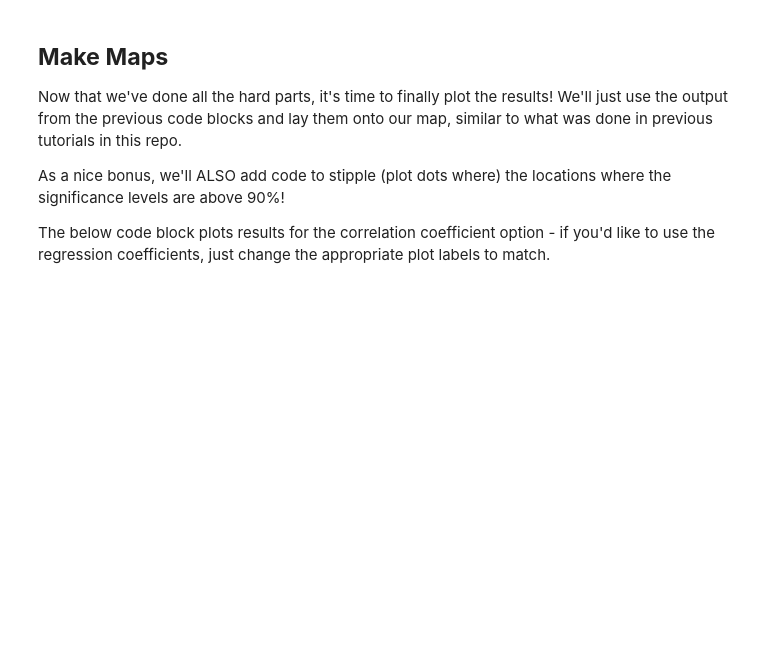
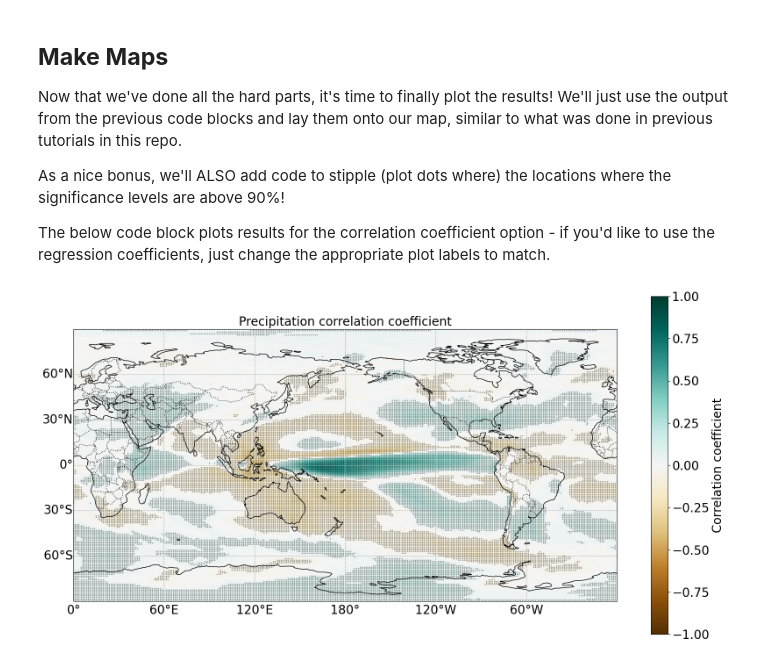
Before and after one commit to jocardelle/Spatial_Stats, a Jupyter notebook: CodeAlong 1. Correlation and Regression Maps.ipynb, the cells around one changed output. Cells and saved outputs as stored; diff of their text form; code cells hidden in the pictures; blank space fills up the shorter version.

```diff
--- a/CodeAlong 1. Correlation and Regression Maps.ipynb
+++ b/CodeAlong 1. Correlation and Regression Maps.ipynb
@@ -290,22 +432,32 @@ Technically, this means that we need to define our own function, that essentiall
 
 # 1) correlation
 # Input data: two time series called x and y
-
+def corr_ts(x, y):
     # Get rid of any Nan/Inf values
+    mask = np.isfinite(x) & np.isfinite(y)
 
     # Make sure there is still data
+    if mask.sum() < 2:
+        return np.nan, np.nan
 
     # Output data: R, p-value for x vs y
+    r, p = stats.pearsonr(x[mask], y[mask])
 
+    return float(r), float(p)
 
 # 2) regression
 # Input data: two time series called x and y
-
+def reg_ts(x, y):
     # Get rid of any Nan/Inf values
+    mask = np.isfinite(x) & np.isfinite(y)
 
     # Make sure there is still data
+    if mask.sum() < 2:
+        return np.nan, np.nan
 
     # Perform regression on good data, return slope and p-value
+    regval = stats.linregress(x[mask], y[mask])
+    return regval.slope, regval.pvalue
 # %% [markdown]
 Now that we have both of our functions defined, we next have to apply them to our input data - then we'll have some nice maps to plot!
 
@@ -343,6 +495,7 @@ I'm going to add in one more step, since I was getting errors during the course
 To force this error to disappear, I'm just going to overwrite the `time` coordinate in the precipitation dataset with the one from the tos data - since we happen to know that these SHOULD be the same, this is a fine thing to do. However, _this type of thing needs to be done very carefully_ since you run the risk of using incorrect values if you're not careful! Always triple check before overwriting any data in arrays that you'll be using for your analysis!
 # %%
 # Force tos, pr time dimensions to match
+cesm2_prdata['time'] = cesm2_nino34_anom.time
 # %% [markdown]
 #### Setting up output arrays, formatting data
 
@@ -353,12 +506,26 @@ Now we need to define output arrays, where the results of the gridpoint correlat
 If you do want to perform your analysis on all ensemble members, you can just delete the `.isel()` part of the code below - note that this will result in your outputs having an additional dimension, namely "member". You'll then need to average across that dimension before plotting!
 # %%
 # Select data from a single ensemble member to make things run faster
+this_nino34 = cesm2_nino34_anom.isel(member=0).tos
+this_pr = cesm2_prdata.isel(member=0).pr
 
 # broadcast NINO3.4 across lat/lon dimension
+this_nino34_broadcasted = xr.DataArray(
+    np.broadcast_to(this_nino34.values[:, np.newaxis, np.newaxis], this_pr.shape),
+    dims = ["time", "lat", "lon"],
+    coords={"time": this_nino34.time, "lat": this_pr.lat, "lon": this_pr.lon}
+)
 # %% [markdown]
 Now we perform the correlation!
 # %%
 # Use apply_ufunc to do the looping over lat/lon, for a single member
+coef_vals, p_vals = xr.apply_ufunc(corr_ts, this_nino34_broadcasted, this_pr,
+                                   input_core_dims=[['time'], ['time']],
+                                   output_core_dims=[[], []],
+                                   vectorize=True,
+                                  dask = 'parallelized',
+                                  dask_gufunc_kwargs={'allow_rechunk': True},
+                                  output_dtypes=[float, float])
 # %% [markdown]
 <a id='maps'></a>
 ## **Make Maps**
@@ -371,26 +538,37 @@ The below code block plots results for the correlation coefficient option - if y
 # %%
 # Plot the results!
 map = ccrs.PlateCarree(central_longitude=180)
 
 # Create figure/axis objects, use the map object to specify associated projection
 fig, ax = plt.subplots(figsize=(20, 10), subplot_kw={"projection": map})
 # Plot data onto those axes
 plot = ax.pcolormesh(this_pr.lon, this_pr.lat, coef_vals.squeeze(),
                      transform=ccrs.PlateCarree(), cmap="BrBG", vmin=-1, vmax=1, shading='auto')#
 # Add colorbar and label it
+cbar = plt.colorbar(plot, ax=ax)
+cbar.set_label("Correlation coefficient", fontsize=20)
+cbar.ax.tick_params(labelsize=20)
 
 # Add coastline/border lines
 ax.add_feature(cfeature.COASTLINE)
 ax.add_feature(cfeature.BORDERS, linestyle=":")
 # Add grid lines
 gl = ax.gridlines(draw_labels=True, linestyle="--")
 gl.top_labels = False
 gl.right_labels = False
 
 # Set font size for x, y-axis labels
 gl.xlabel_style = {'size': 20}
 gl.ylabel_style = {'size': 20}
 
 # Statistical significance for historical vs future precip change regressed on gradient change
+latitudes, longitudes = np.where(p_vals.squeeze() < 0.05)
+lats = this_pr.coords['lat'][latitudes].values
+lons = this_pr.coords['lon'][longitudes].values
+ax.scatter(lons, lats, color='black', s=0.1, transform=ccrs.PlateCarree())
 
 # Add title, show plot
+ax.set_title("Precipitation correlation coefficient", fontsize= 20)
+plt.show()
+# %% [output]
+[figure, added]
```
Also changed, not shown: parts of 14 cells of this notebook, 1 other file.
